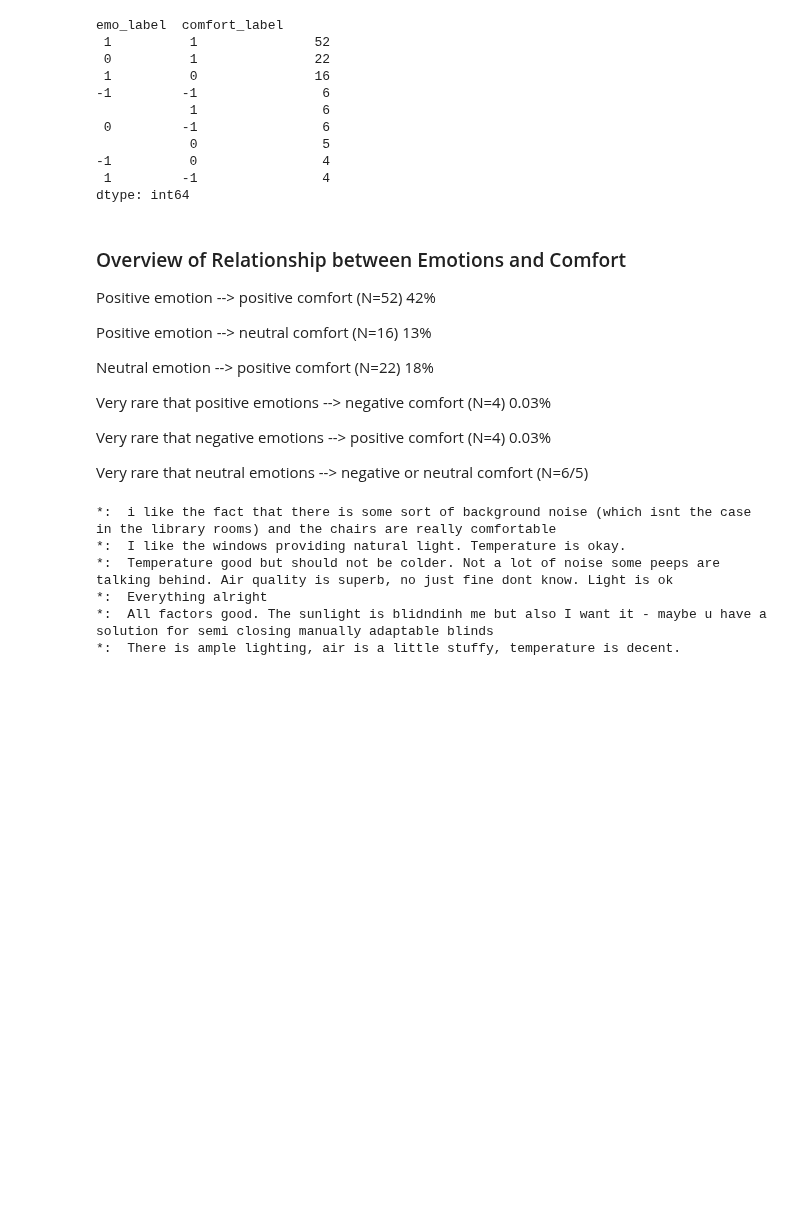
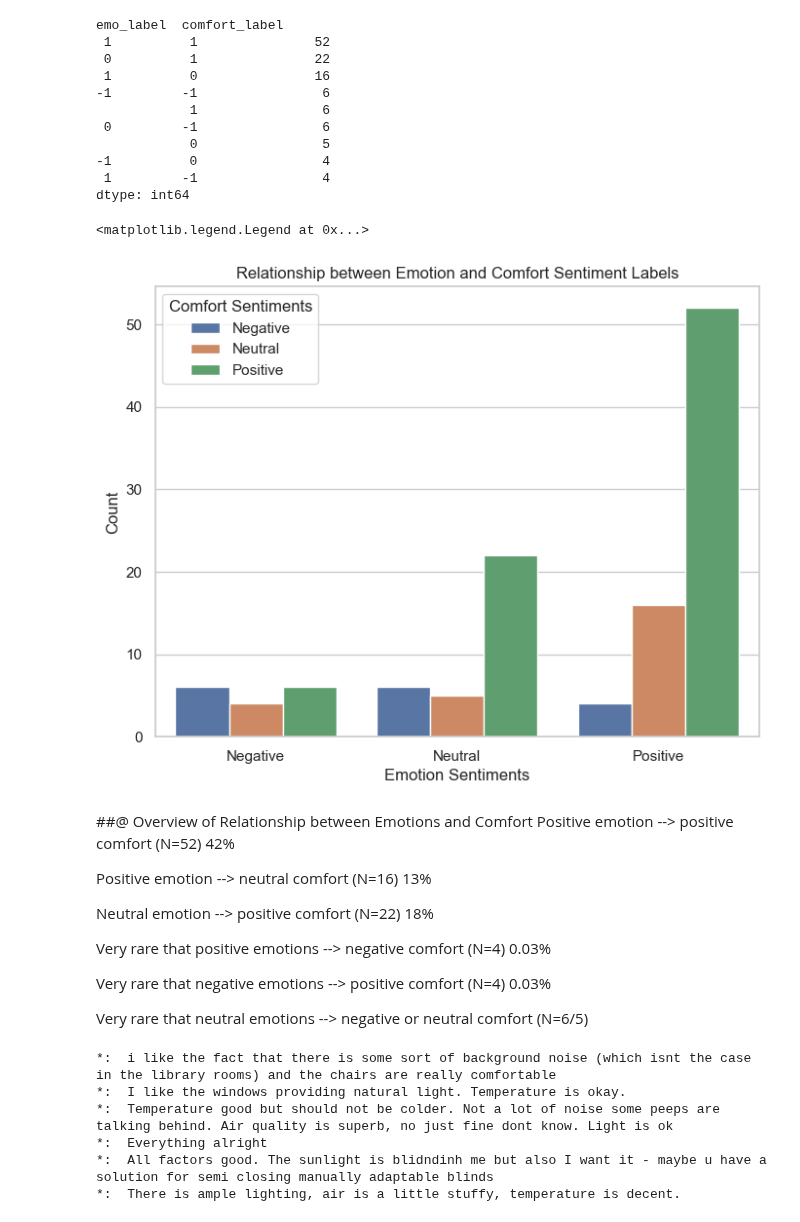
Before and after one commit to shrutirao94/language-comfort-emotions, a Jupyter notebook: sentiment-analysis.ipynb, the cells around one changed output. Cells and saved outputs as stored; diff of their text form; code cells hidden in the pictures; blank space fills up the shorter version.

Commit message:
Plots for COmparison

```diff
--- a/sentiment-analysis.ipynb
+++ b/sentiment-analysis.ipynb
@@ -194,8 +194,42 @@ emo_label  comfort_label
 -1          0                4
  1         -1                4
 dtype: int64
+# %%
+grouped = df.groupby(['emo_label', 'comfort_label']).size().unstack(fill_value=0)
+
+# Reset the index to use 'Emotion' as a column
+grouped = grouped.reset_index()
+
+# Melt the data to create a tidy format for Seaborn
+melted = pd.melt(grouped,
+                 id_vars=['emo_label'],
+                 value_vars=[-1, 0, 1],
+                 var_name='comfort_label',
+                 value_name='Count')
+
+# Map comfort values to colors
+comfort_colors = {-1: 'red', 0: 'gray', 1: 'green'}
+melted['Comfort_color'] = melted['comfort_label'].map(comfort_colors)
+
+labels = ['Negative', 'Neutral', 'Positive']
+
+# Create a grouped bar plot using Seaborn
+plt.figure(figsize=(8, 6))
+ax = sns.barplot(data=melted, x='emo_label', y='Count', hue='comfort_label')
+plt.xlabel('Emotion Sentiments')
+ax.set_xticklabels(['Negative', 'Neutral', 'Positive'])
+plt.ylabel('Count')
+plt.title('Relationship between Emotion and Comfort Sentiment Labels')
+
+h, l = ax.get_legend_handles_labels()
+ax.legend(h, labels, title='Comfort Sentiments')
+plt.savefig('plots/emotion-vs-comf.jpg',
+            dpi=300, bbox_inches='tight')
+# %% [output]
+<matplotlib.legend.Legend at 0x...>
+[figure, added]
 # %% [markdown]
-### Overview of Relationship between Emotions and Comfort
+##@ Overview of Relationship between Emotions and Comfort
 Positive emotion --> positive comfort (N=52) 42%
 
 Positive emotion --> neutral comfort (N=16) 13%
```
